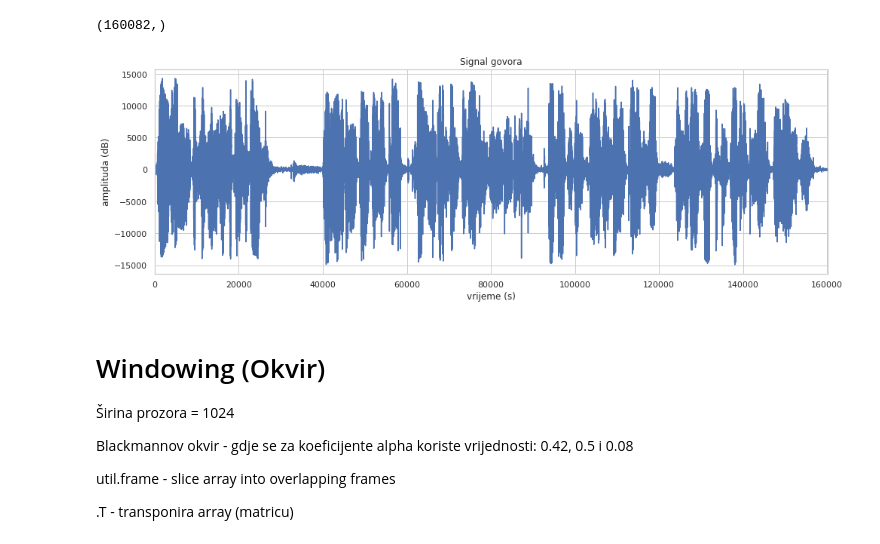
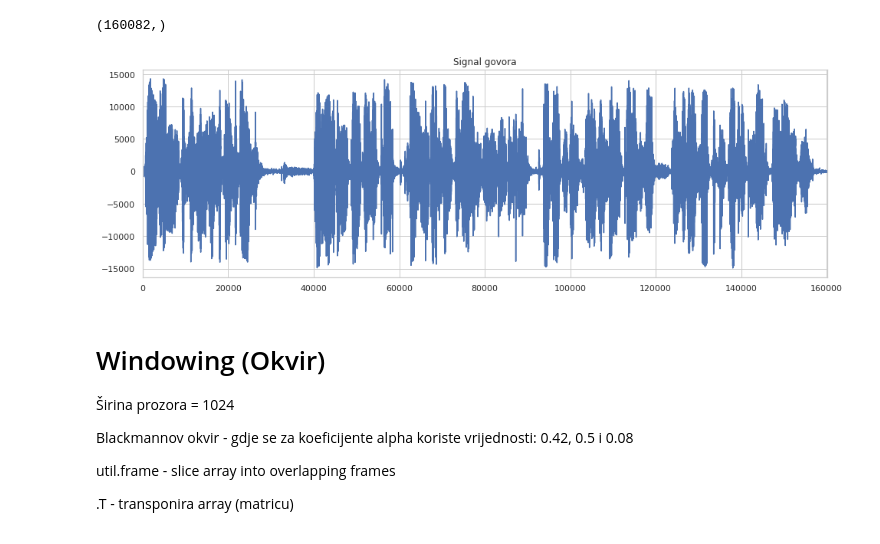
Before and after one commit to lenanovak/rogj-mlsa, a Jupyter notebook: rogj-mlsa.ipynb, the cells around one changed output. Cells and saved outputs as stored; diff of their text form; code cells hidden in the pictures.

```diff
--- a/rogj-mlsa.ipynb
+++ b/rogj-mlsa.ipynb
@@ -41,20 +41,20 @@ print(x.shape) # dužina arrayja x
 # %%
 plt.plot(x)
 plt.xlim(0, len(x))
 
 #koristeći librosu
 #librosa.display.waveplot(x, sr=fs) # sr je sampling rate, frekvencija uzrokovanja x-a
 
 plt.title("Signal govora")
-plt.xlabel("vrijeme (s)") # --> trebalo bi prikazati u sekundama (1 - 6 - podijeliti s 10 000)
-plt.ylabel("amplituda (dB)") # --> ovo ne znam koje treba biti mjerne jedinice (možda volti?), ali treba podijeliti s 10 000
-# zašto treba amplitudu podijeliti s 10 000?
+#plt.xlabel("frekvencija (Hz)") # --> ovo nije vrijeme već frekvencija Hz
+#plt.ylabel("amplituda (dB)") # --> ne treba dijeliti, krivo sam napisala
+
 # audio ima neki bit rate, a taj broj govori koliko mogućih kombinacija amplituda može poprimiti pa možda dijelimo s 10 000 da dobijemo amplitudu u dB jedinici
 Audio(x, rate=fs) #create an audio object, rate = sampling rate of the raw data (required when data param is being used as an array)
 
 plt.savefig("./images/"+WAV+"/"+WAV+"_signalGovora.png")
 # %% [output]
-[figure, old version]
+[figure, new version]
 # %% [markdown]
 # Windowing (Okvir)
 
```
Also changed, not shown: parts of 3 cells of this notebook.
